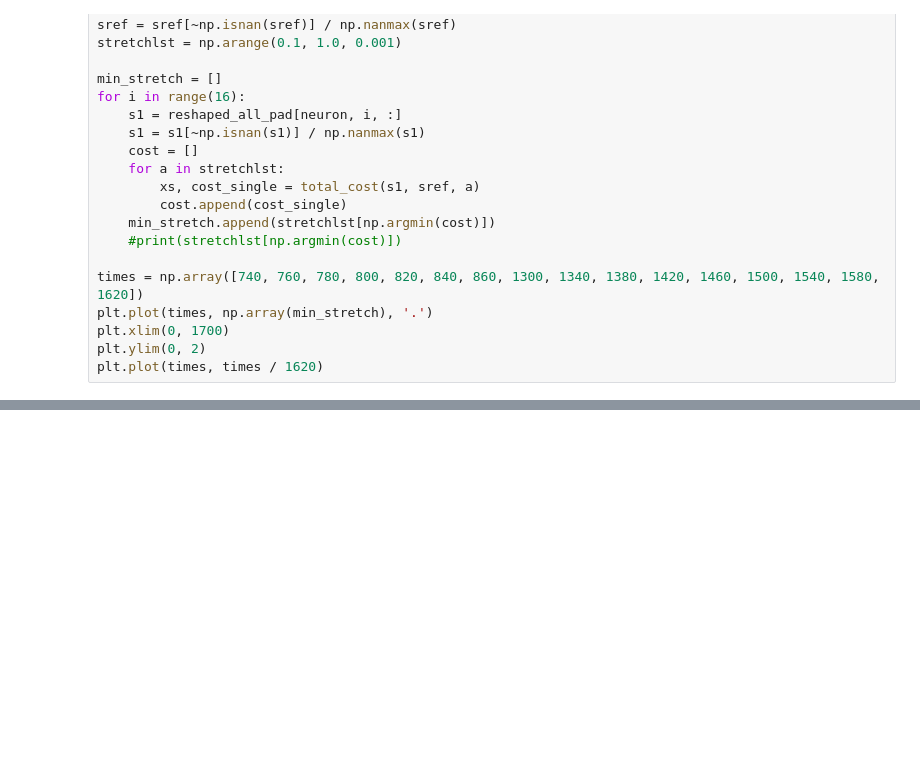
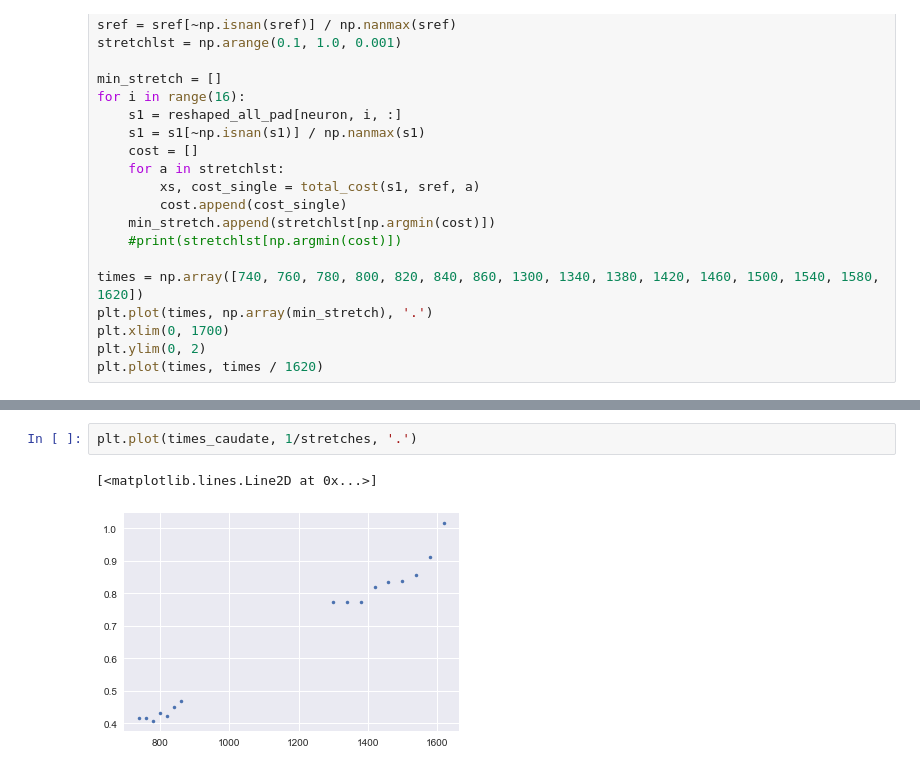
Before and after one commit to lmn93beo/twPCA-Neural-Analysis, a Jupyter notebook: time_warp_sinc.ipynb, the cells around one changed output, grey strips where cells are left out. Saved outputs shown, nothing was run; the diff lists cells and outputs as text; blank space fills up the shorter version.

```diff
--- a/time_warp_sinc.ipynb
+++ b/time_warp_sinc.ipynb
@@ -511,0 +510,5 @@ plt.plot(times, times / 1620)
+# %%
+plt.plot(times_caudate, 1/stretches, '.')
+# %% [output]
+[<matplotlib.lines.Line2D at 0x...>]
+[figure, added]
```
Also changed, not shown: parts of 15 cells of this notebook.
